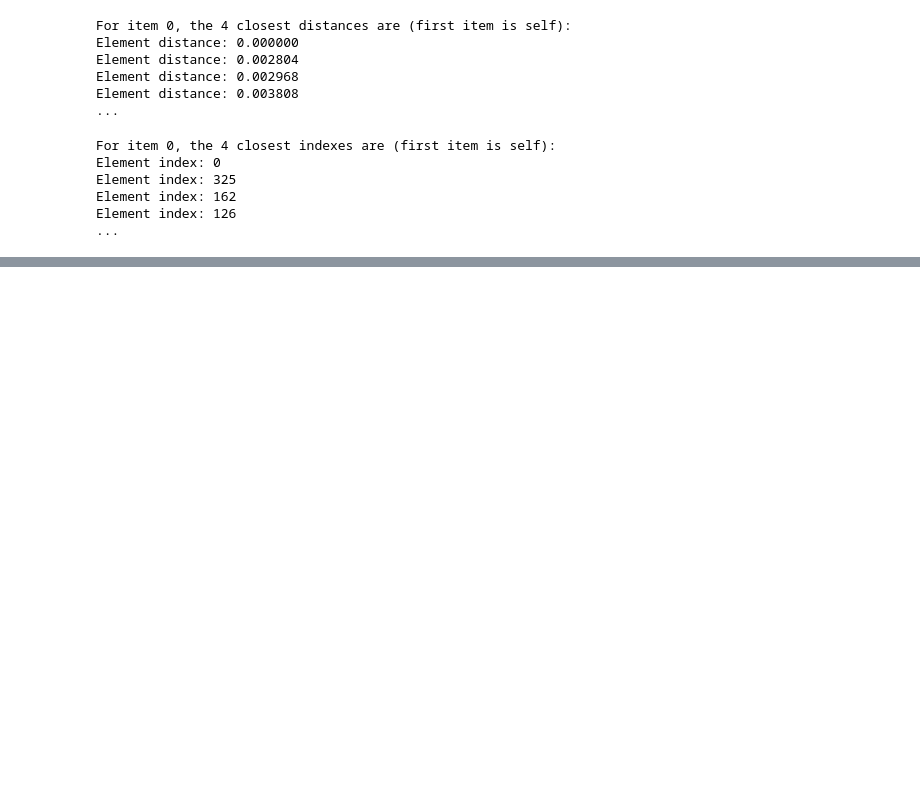
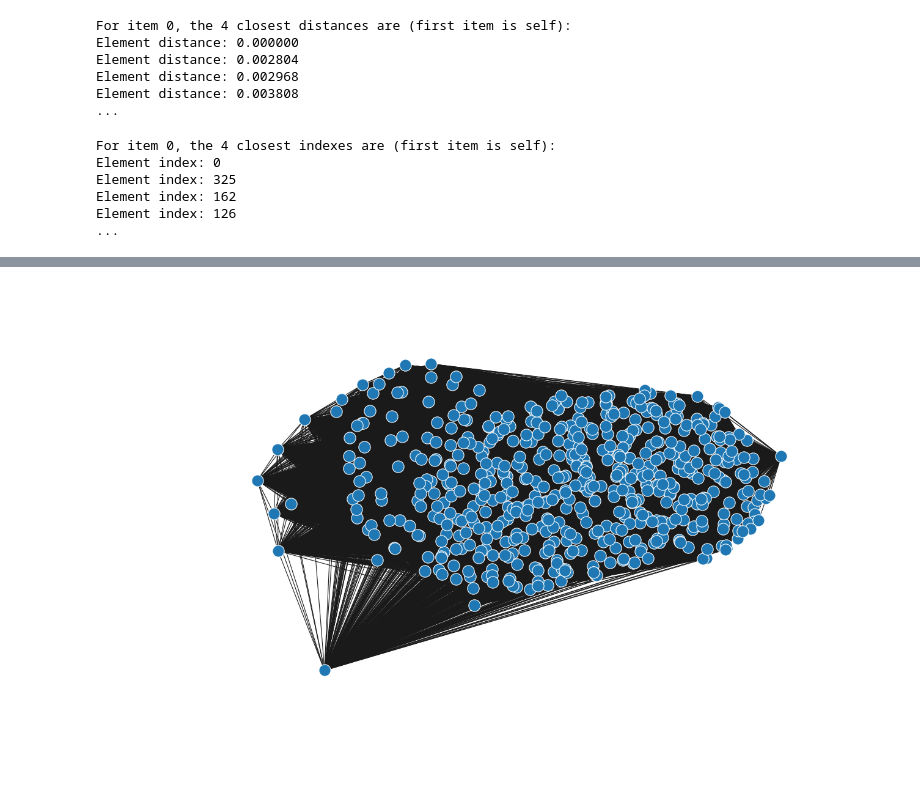
Before and after one commit to bramvankooten/urban-computing, a Jupyter notebook: propensity_scores.ipynb, the cells around one changed output, grey strips where cells are left out. Drawn from its saved outputs; the diff is of its cells as text; code cells hidden in the pictures; blank space fills up the shorter version.

```diff
--- a/propensity_scores.ipynb
+++ b/propensity_scores.ipynb
@@ -293,4 +174,0 @@ Name: matched_element, Length: 573, dtype: int64
-# %%
-for index, row in df_data.reset_index().iterrows():
-    if index > 0:
-        perfom_matching_v2(row, indexes, df_data)
@@ -322,0 +202,4 @@ df_data
+# %%
+nx.draw(G)
+# %% [output]
+[figure, added]
```
Also changed, not shown: parts of 17 cells of this notebook.
